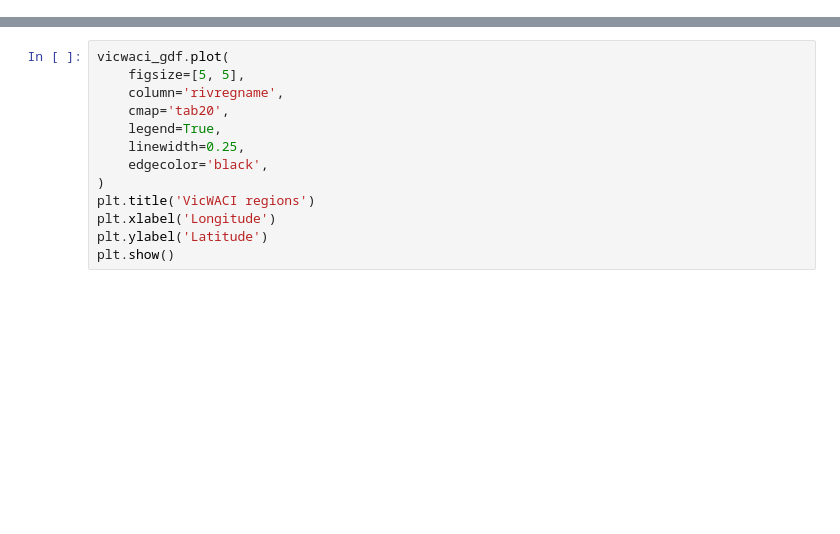
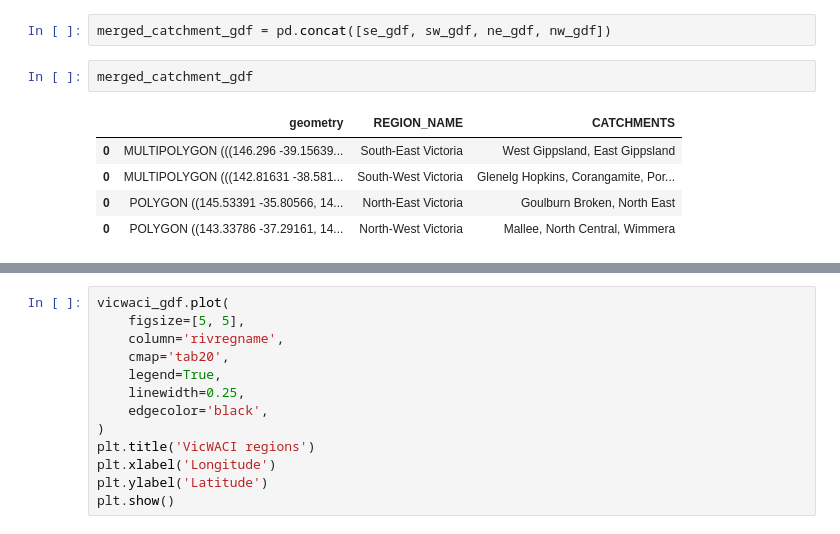
Before and after one commit to DamienIrving/VicWaCI, a Jupyter notebook: prepare_shapefiles.ipynb, the cells around one changed output, grey strips where cells are left out. Saved outputs shown, nothing was run; the diff lists cells and outputs as text; blank space fills up the shorter version.

```diff
--- a/prepare_shapefiles.ipynb
+++ b/prepare_shapefiles.ipynb
@@ -5,0 +93,10 @@ import cartopy
+# %%
+merged_catchment_gdf = pd.concat([se_gdf, sw_gdf, ne_gdf, nw_gdf])
+# %%
+merged_catchment_gdf
+# %% [output]
+|  | geometry | REGION_NAME | CATCHMENTS |
+| 0 | MULTIPOLYGON (((146.296 -39.15639... | South-East Victoria | West Gippsland, East Gippsland |
+| 0 | MULTIPOLYGON (((142.81631 -38.581... | South-West Victoria | Glenelg Hopkins, Corangamite, Por... |
+| 0 | POLYGON ((145.53391 -35.80566, 14... | North-East Victoria | Goulburn Broken, North East |
+| 0 | POLYGON ((143.33786 -37.29161, 14... | North-West Victoria | Mallee, North Central, Wimmera |
```
Also changed, not shown: parts of 24 cells of this notebook.
